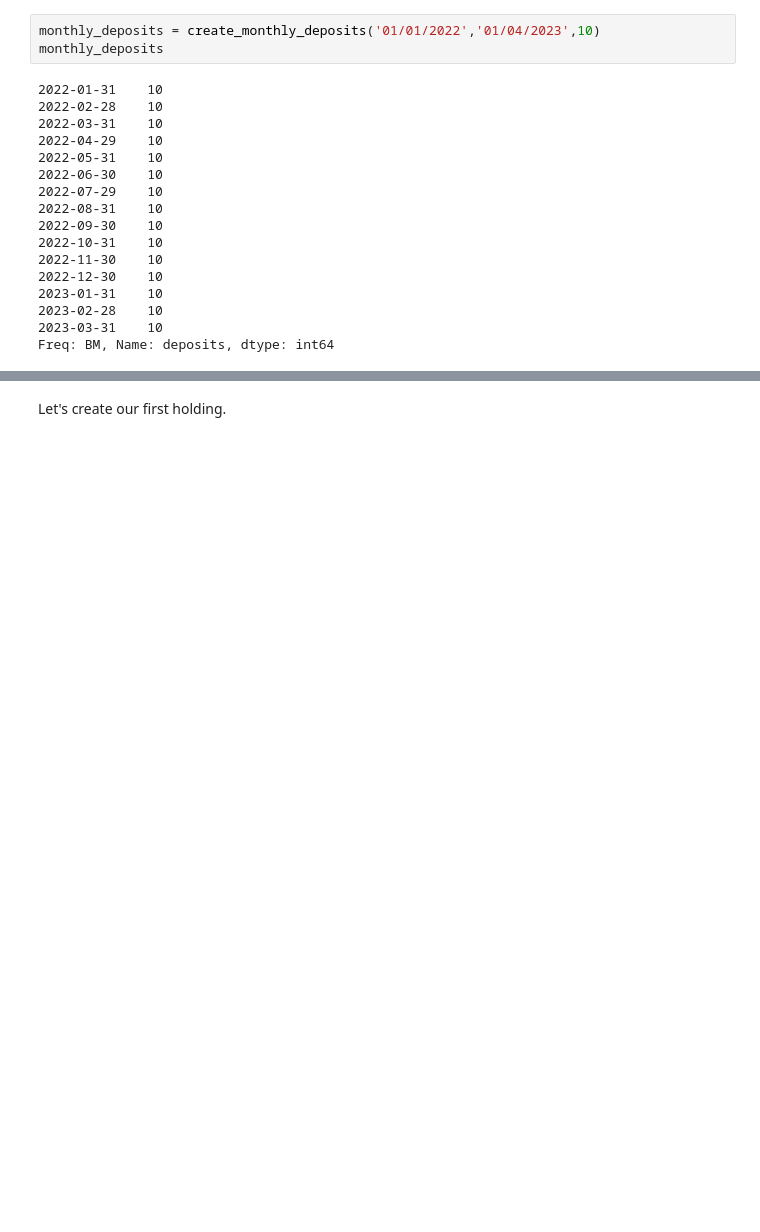
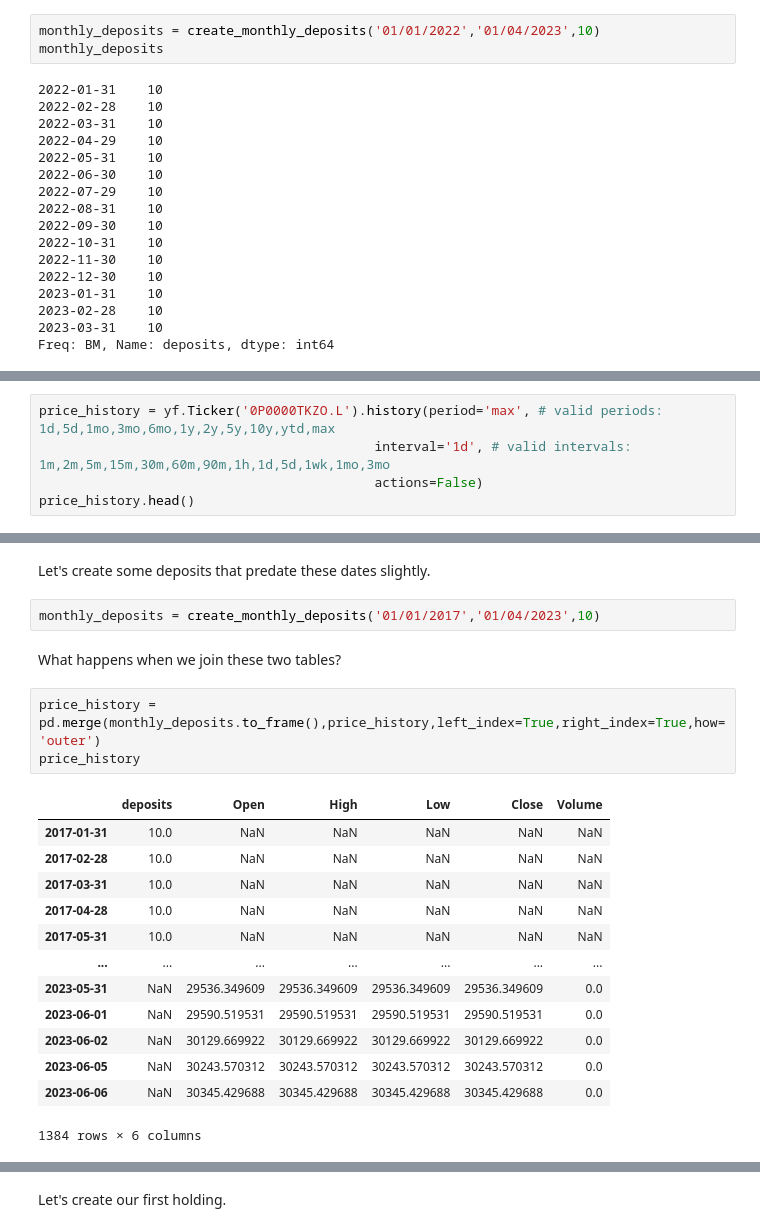
Before and after one commit to rsp34/portfolio-analysis, a Jupyter notebook: nbs/00_portfolio.ipynb, the cells around one changed output, grey strips where cells are left out. Drawn from its saved outputs; the diff is of its cells as text; blank space fills up the shorter version.

```diff
--- a/nbs/00_portfolio.ipynb
+++ b/nbs/00_portfolio.ipynb
@@ -137,0 +138,5 @@ First we create a portfolio consisting of a single holding.
+# %%
+price_history = yf.Ticker('0P0000TKZO.L').history(period='max', # valid periods: 1d,5d,1mo,3mo,6mo,1y,2y,5y,10y,ytd,max
+                                           interval='1d', # valid intervals: 1m,2m,5m,15m,30m,60m,90m,1h,1d,5d,1wk,1mo,3mo
+                                           actions=False)
+price_history.head()
@@ -137,0 +151,23 @@ First we create a portfolio consisting of a single holding.
+# %% [markdown]
+Let's create some deposits that predate these dates slightly.
+# %%
+monthly_deposits = create_monthly_deposits('01/01/2017','01/04/2023',10)
+# %% [markdown]
+What happens when we join these two tables?
+# %%
+price_history = pd.merge(monthly_deposits.to_frame(),price_history,left_index=True,right_index=True,how='outer')
+price_history
+# %% [output]
+|  | deposits | Open | High | Low | Close | Volume |
+| 2017-01-31 | 10.0 | NaN | NaN | NaN | NaN | NaN |
+| 2017-02-28 | 10.0 | NaN | NaN | NaN | NaN | NaN |
+| 2017-03-31 | 10.0 | NaN | NaN | NaN | NaN | NaN |
+| 2017-04-28 | 10.0 | NaN | NaN | NaN | NaN | NaN |
+| 2017-05-31 | 10.0 | NaN | NaN | NaN | NaN | NaN |
+| ... | ... | ... | ... | ... | ... | ... |
+| 2023-05-31 | NaN | 29536.349609 | 29536.349609 | 29536.349609 | 29536.349609 | 0.0 |
+| 2023-06-01 | NaN | 29590.519531 | 29590.519531 | 29590.519531 | 29590.519531 | 0.0 |
+| 2023-06-02 | NaN | 30129.669922 | 30129.669922 | 30129.669922 | 30129.669922 | 0.0 |
+| 2023-06-05 | NaN | 30243.570312 | 30243.570312 | 30243.570312 | 30243.570312 | 0.0 |
+| 2023-06-06 | NaN | 30345.429688 | 30345.429688 | 30345.429688 | 30345.429688 | 0.0 |
+1384 rows × 6 columns
```
Also changed, not shown: parts of 36 cells of this notebook, 1 other file.
